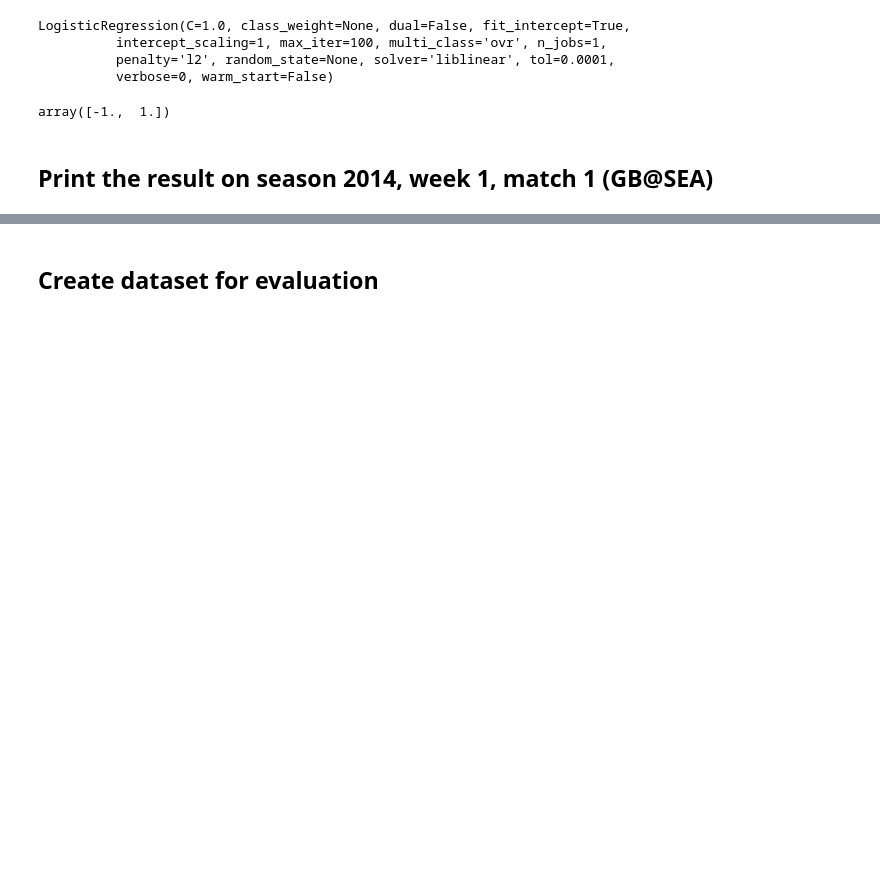
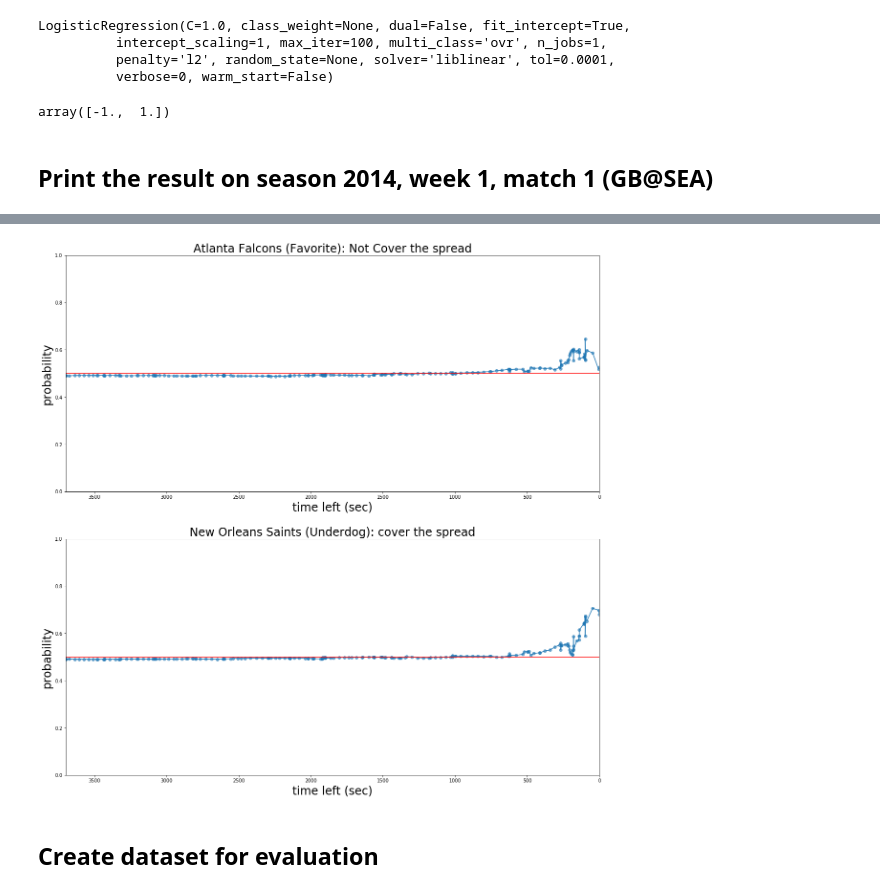
Before and after one commit to tyagi-iiitv/NFLLive, a Jupyter notebook: Baseline.ipynb, the cells around one changed output, grey strips where cells are left out. Saved outputs shown, nothing was run; the diff lists cells and outputs as text; code cells hidden in the pictures; blank space fills up the shorter version.

```diff
--- a/Baseline.ipynb
+++ b/Baseline.ipynb
@@ -112,3 +112,46 @@ plt.show()
+# %%
+d_f = train[(train['week'] == 1) & (train['team'] == 'ATL')]
+d_u = train[(train['week'] == 1) & (train['team'] == 'NO')]
+X = normalize(d_f.loc[:,['lefttime', 'yrdln', 'score']])
+# X = d_f.loc[:,['lefttime', 'yrdln', 'score']]
+# X = [[200*x[0], x[1], x[2]] for x in X]
+prob_f = lg.predict_proba(X)
+X = normalize(d_u.loc[:,['lefttime', 'yrdln', 'score']])
+# X = d_u.loc[:,['lefttime', 'yrdln', 'score']]
+# X = [[200*x[0], x[1], x[2]] for x in X]
+prob_u = lg.predict_proba(X)
+prob_f = [p[1] for p in prob_f]
+prob_u = [p[1] for p in prob_u]
+# %%
+f, (ax1, ax2) = plt.subplots(2, 1, figsize=(20, 20))
+
+
+ax1.scatter(d_f.lefttime, prob_f, alpha=0.6)
+ax1.plot(d_f.lefttime, prob_f)
+ax1.set_xlim(d_f.lefttime.max(), d_f.lefttime.min())
+ax1.set_ylim(0, 1, 0.1)
+ax1.axhline(y=0.5, color='r', linestyle='-')
+ax1.set_title('Atlanta Falcons (Favorite): Not Cover the spread', fontsize=24)
+ax1.set_xlabel('time left (sec)', fontsize=24)
+ax1.set_ylabel('probability', fontsize=24)
+
+ax2.scatter(d_u.lefttime, prob_u, alpha=0.6)
+ax2.plot(d_u.lefttime, prob_u)
+ax2.set_xlim(d_u.lefttime.max(), d_u.lefttime.min())
+ax2.set_ylim(0, 1, 0.1)
+ax2.axhline(y=0.5, color='r', linestyle='-')
+ax2.set_title('New Orleans Saints (Underdog): cover the spread', fontsize=24)
+ax2.set_xlabel('time left (sec)', fontsize=24)
+ax2.set_ylabel('probability', fontsize=24)
+
+
+
+
+
+
+plt.show()
+# %% [output]
+[figure, added]
 # %% [markdown]
 ## Create dataset for evaluation
 # %%
```
Also changed, not shown: parts of 4 cells of this notebook.
